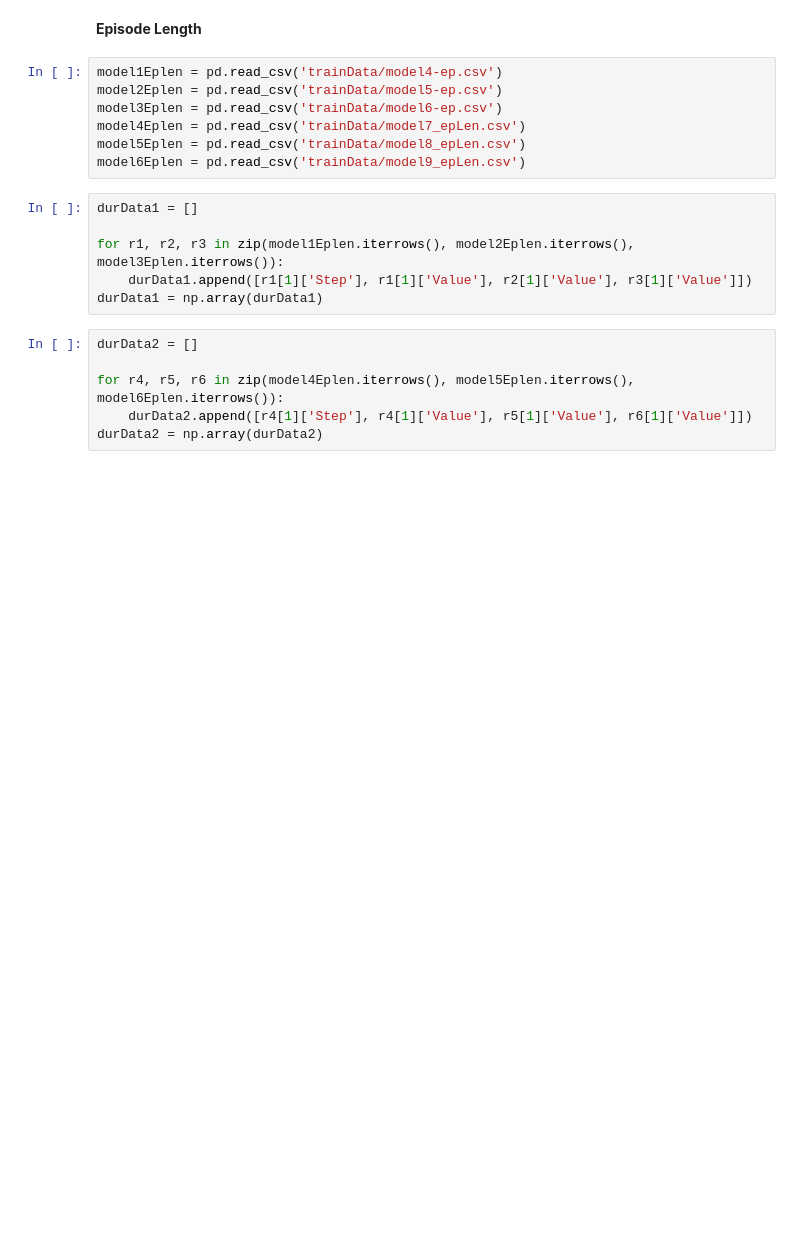
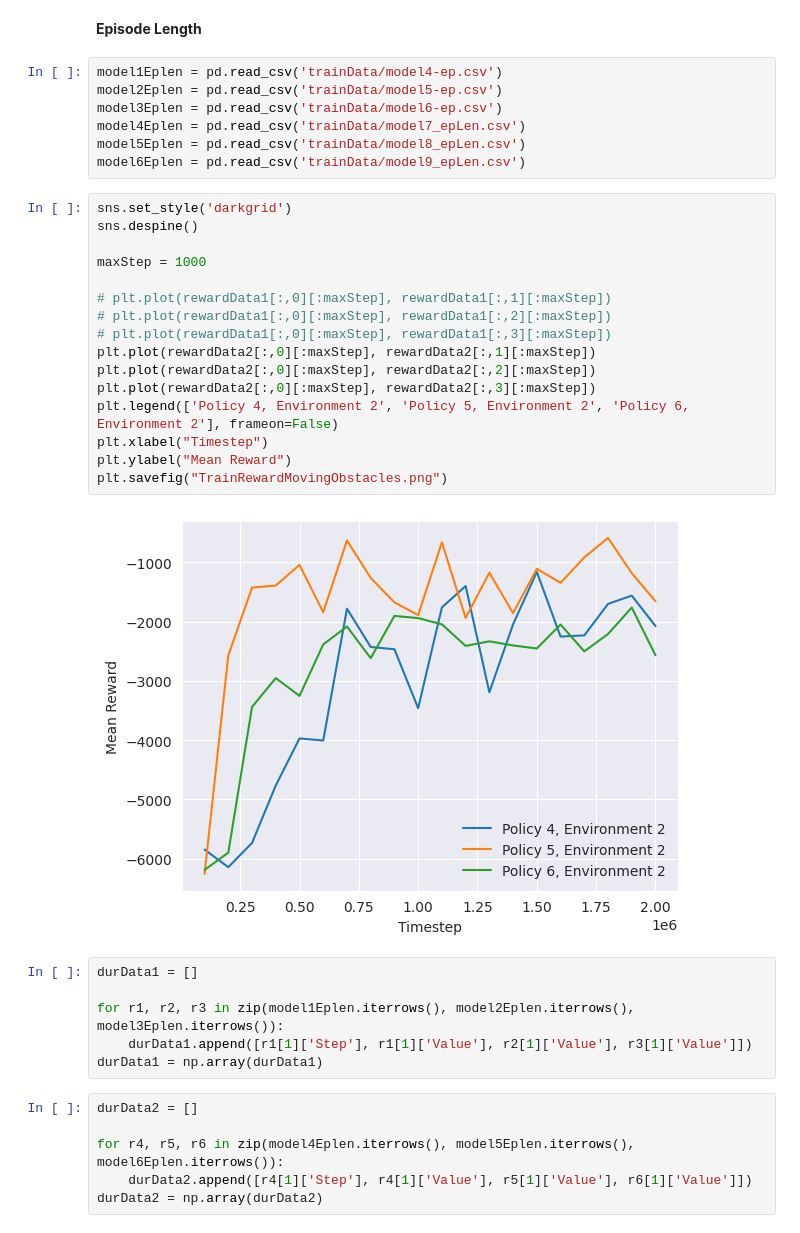
Before and after one commit to thatblueboy/DroneControl, a Jupyter notebook: visualizations/visualizeTraining copy.ipynb, the cells around one changed output. Saved outputs shown, nothing was run; the diff lists cells and outputs as text; blank space fills up the shorter version.

```diff
--- a/visualizations/visualizeTraining copy.ipynb
+++ b/visualizations/visualizeTraining copy.ipynb
@@ -71,6 +71,24 @@ model3Eplen = pd.read_csv('trainData/model6-ep.csv')
 model4Eplen = pd.read_csv('trainData/model7_epLen.csv')
 model5Eplen = pd.read_csv('trainData/model8_epLen.csv')
 model6Eplen = pd.read_csv('trainData/model9_epLen.csv')
+# %%
+sns.set_style('darkgrid')
+sns.despine()
+
+maxStep = 1000
+
+# plt.plot(rewardData1[:,0][:maxStep], rewardData1[:,1][:maxStep])
+# plt.plot(rewardData1[:,0][:maxStep], rewardData1[:,2][:maxStep])
+# plt.plot(rewardData1[:,0][:maxStep], rewardData1[:,3][:maxStep])
+plt.plot(rewardData2[:,0][:maxStep], rewardData2[:,1][:maxStep])
+plt.plot(rewardData2[:,0][:maxStep], rewardData2[:,2][:maxStep])
+plt.plot(rewardData2[:,0][:maxStep], rewardData2[:,3][:maxStep])
+plt.legend(['Policy 4, Environment 2', 'Policy 5, Environment 2', 'Policy 6, Environment 2'], frameon=False)
+plt.xlabel("Timestep")
+plt.ylabel("Mean Reward")
+plt.savefig("TrainRewardMovingObstacles.png")
+# %% [output]
+[figure, added]
 # %%
 durData1 = []
 
```
Also changed, not shown: parts of 2 cells of this notebook, 3 other files.
